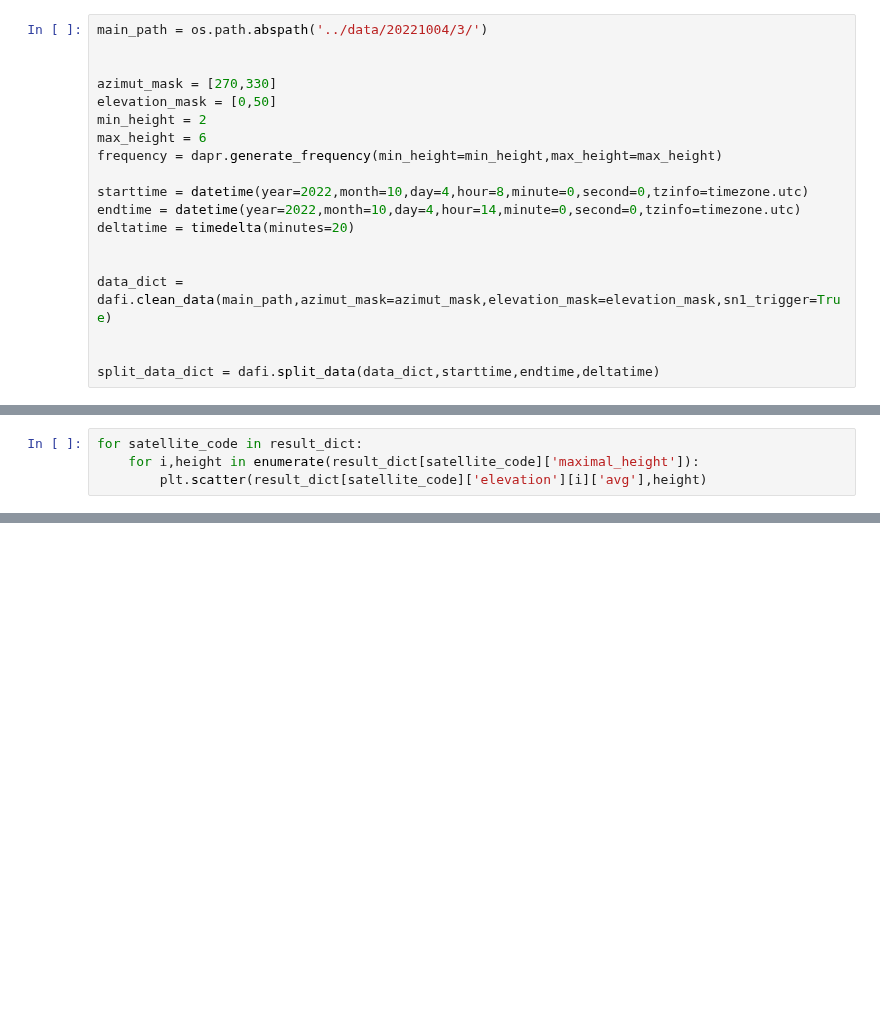
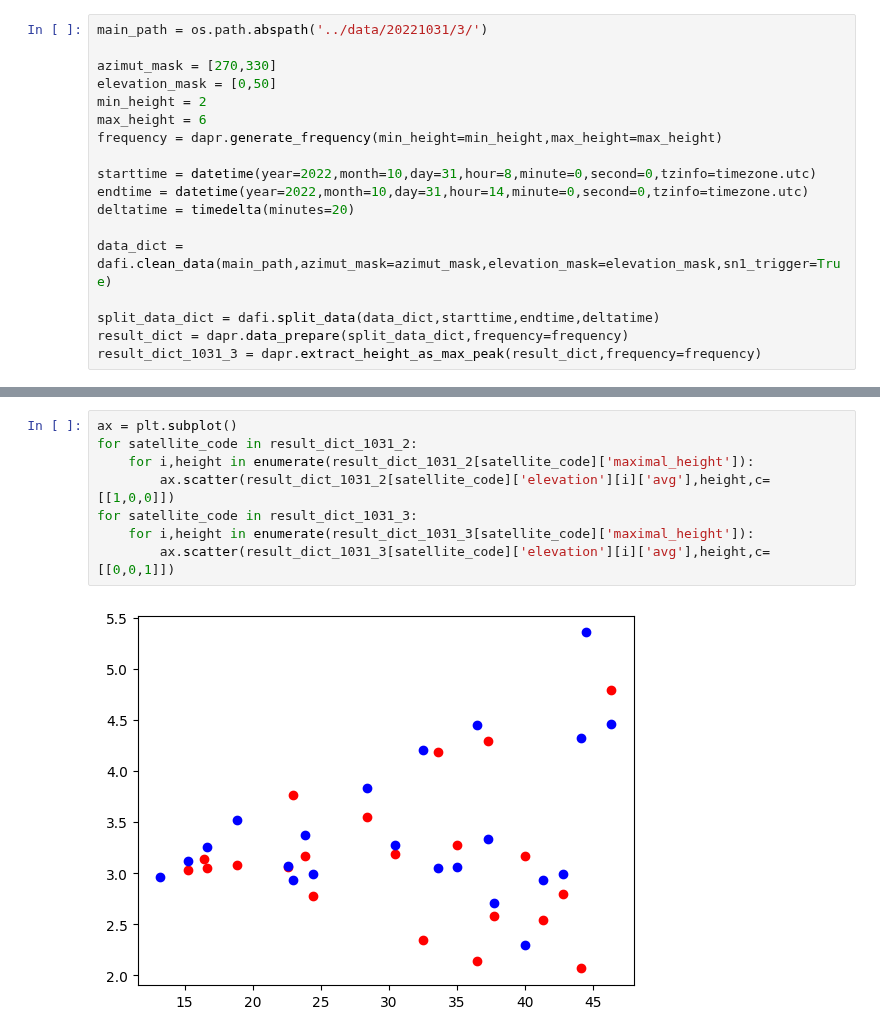
Before and after one commit to ziqing97/gnss_ir_analyze, a Jupyter notebook: src/test.ipynb, the cells around one changed output, grey strips where cells are left out. Saved outputs shown, nothing was run; the diff lists cells and outputs as text; blank space fills up the shorter version.

```diff
--- a/src/test.ipynb
+++ b/src/test.ipynb
@@ -17,6 +38,5 @@ import lib_plot
 # %%
-main_path = os.path.abspath('../data/20221004/3/')
-
+main_path = os.path.abspath('../data/20221031/3/')
 
 azimut_mask = [270,330]
 elevation_mask = [0,50]
@@ -24,12 +44,12 @@ min_height = 2
 max_height = 6
 frequency = dapr.generate_frequency(min_height=min_height,max_height=max_height)
 
-starttime = datetime(year=2022,month=10,day=4,hour=8,minute=0,second=0,tzinfo=timezone.utc)
-endtime = datetime(year=2022,month=10,day=4,hour=14,minute=0,second=0,tzinfo=timezone.utc)
+starttime = datetime(year=2022,month=10,day=31,hour=8,minute=0,second=0,tzinfo=timezone.utc)
+endtime = datetime(year=2022,month=10,day=31,hour=14,minute=0,second=0,tzinfo=timezone.utc)
 deltatime = timedelta(minutes=20)
-
 
 data_dict = dafi.clean_data(main_path,azimut_mask=azimut_mask,elevation_mask=elevation_mask,sn1_trigger=True)
 
-
 split_data_dict = dafi.split_data(data_dict,starttime,endtime,deltatime)
+result_dict = dapr.data_prepare(split_data_dict,frequency=frequency)
+result_dict_1031_3 = dapr.extract_height_as_max_peak(result_dict,frequency=frequency)
@@ -40,4 +55,0 @@ result_dict = dapr.extract_height_as_max_peak(result_dict,frequency=frequency)
-# %%
-for satellite_code in result_dict:
-    for i,height in enumerate(result_dict[satellite_code]['maximal_height']):
-        plt.scatter(result_dict[satellite_code]['elevation'][i]['avg'],height)
@@ -97,0 +66,10 @@ else:
+# %%
+ax = plt.subplot()
+for satellite_code in result_dict_1031_2:
+    for i,height in enumerate(result_dict_1031_2[satellite_code]['maximal_height']):
+        ax.scatter(result_dict_1031_2[satellite_code]['elevation'][i]['avg'],height,c=[[1,0,0]])
+for satellite_code in result_dict_1031_3:
+    for i,height in enumerate(result_dict_1031_3[satellite_code]['maximal_height']):
+        ax.scatter(result_dict_1031_3[satellite_code]['elevation'][i]['avg'],height,c=[[0,0,1]])
+# %% [output]
+[figure, added]
```
Also changed, not shown: parts of 15 cells of this notebook.
